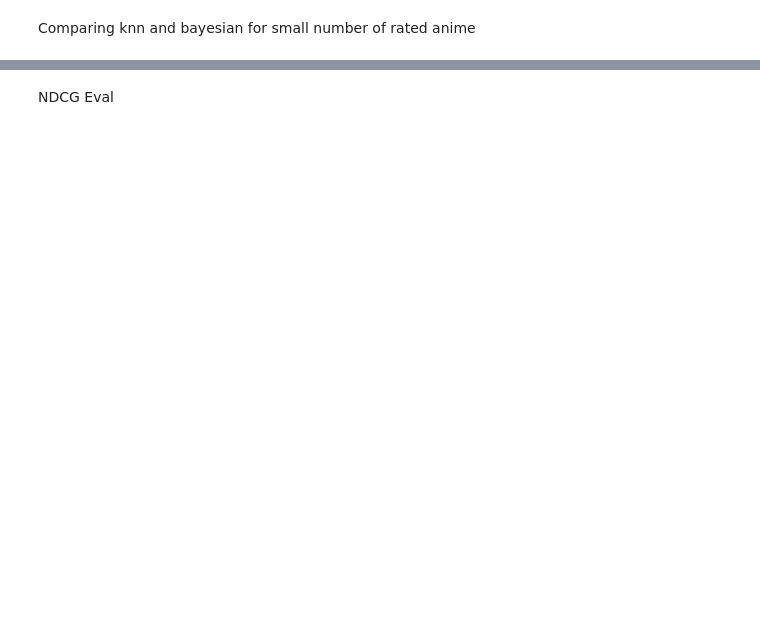
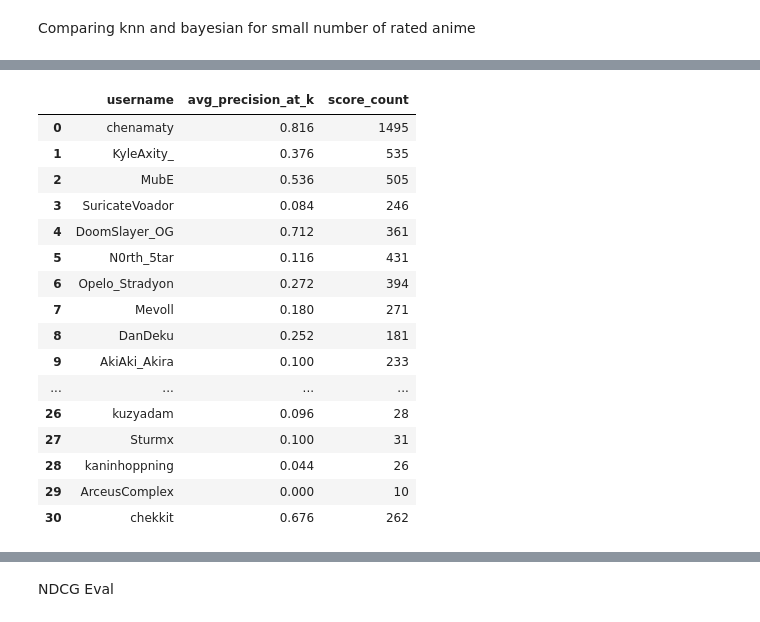
Before and after one commit to sidmetikala-dev/anirec_v2, a Jupyter notebook: experimentation.ipynb, the cells around one changed output, grey strips where cells are left out. Drawn from its saved outputs; the diff is of its cells as text; code cells hidden in the pictures; blank space fills up the shorter version.

```diff
--- a/experimentation.ipynb
+++ b/experimentation.ipynb
@@ -27,3 +27,14 @@ users = set({'Cresherhsm', 'Mevoll', 'Cheuns', 'Haileytokar', 'dragonenjoyer', '
 #     users_data[user] = user_data
 #     scores = mal_client.get_scores(user_data)
 #     users_scores[user] = scores
+# %%
+user_info = {}
+for user in users:
+    username = user
+    user_client = MALClient(client_id)
+
+    user_data = user_client.get_user_data(username)
+    user_info[username] = len(user_data['data'])
+# %%
+sorted_user_info = dict(sorted(user_info.items(), key=lambda item: item[1], reverse=True))
+sorted_user_info
@@ -293,0 +216,2 @@ display(best_hybrid_weights)
+# %%
+sorted_user_info[username] = len(user_data['data'])
@@ -344,3 +452,23 @@ hidden_likes_per_split: 32
+# %%
+per_user_results_df[["username", "avg_precision_at_k", "score_count"]]
+# %% [output]
+|  | username | avg_precision_at_k | score_count |
+| 0 | chenamaty | 0.816 | 1495 |
+| 1 | KyleAxity_ | 0.376 | 535 |
+| 2 | MubE | 0.536 | 505 |
+| 3 | SuricateVoador | 0.084 | 246 |
+| 4 | DoomSlayer_OG | 0.712 | 361 |
+| 5 | N0rth_5tar | 0.116 | 431 |
+| 6 | Opelo_Stradyon | 0.272 | 394 |
+| 7 | Mevoll | 0.180 | 271 |
+| 8 | DanDeku | 0.252 | 181 |
+| 9 | AkiAki_Akira | 0.100 | 233 |
+| ... | ... | ... | ... |
+| 26 | kuzyadam | 0.096 | 28 |
+| 27 | Sturmx | 0.100 | 31 |
+| 28 | kaninhoppning | 0.044 | 26 |
+| 29 | ArceusComplex | 0.000 | 10 |
+| 30 | chekkit | 0.676 | 262 |
 # %%
 average_metrics = bayesian_summary.merge(
         baseline_summary,
```
Also changed, not shown: parts of 16 cells of this notebook, 6 other files.
